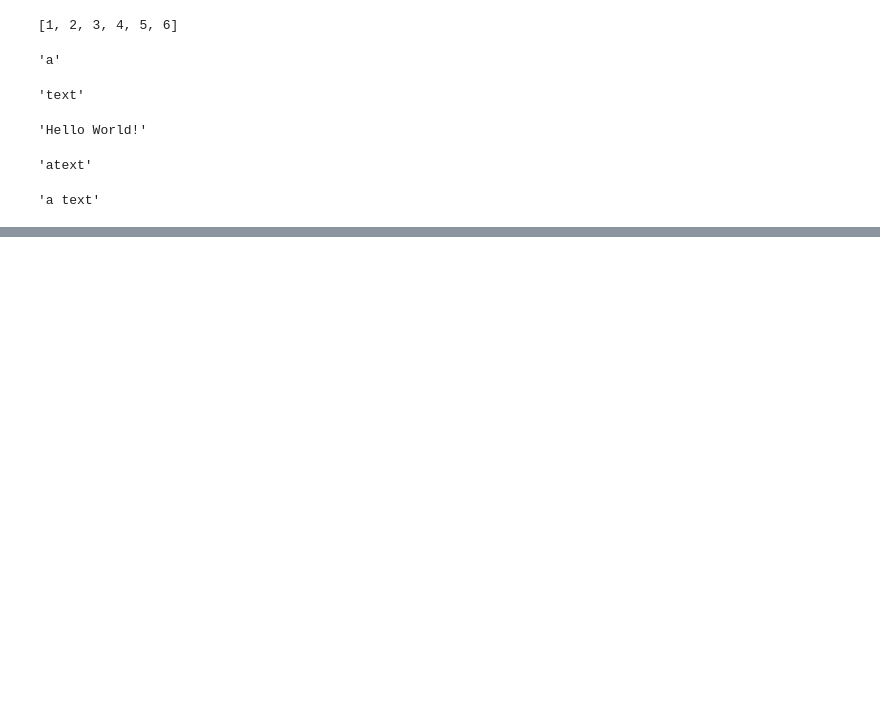
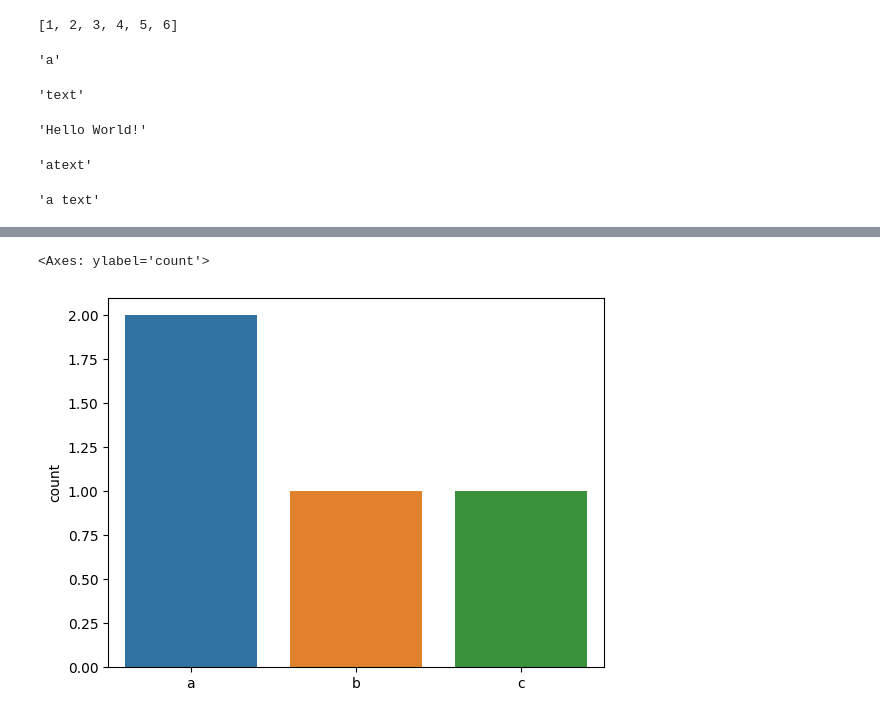
Before and after one commit to Kdw00y2/kit_bigdata, a Jupyter notebook: src/chapter03.ipynb, the cells around one changed output, grey strips where cells are left out. Drawn from its saved outputs; the diff is of its cells as text; code cells hidden in the pictures; blank space fills up the shorter version.

```diff
--- a/src/chapter03.ipynb
+++ b/src/chapter03.ipynb
@@ -53,0 +113,6 @@ str1 + " " + str2
+# %%
+import seaborn as sns # as 는 seaborn 을 단축시키기 위해서 쓴다 (별칭같은거)
+sns.countplot(x = var)
+# %% [output]
+<Axes: ylabel='count'>
+[figure, added]
```
Also changed, not shown: parts of 14 cells of this notebook.
